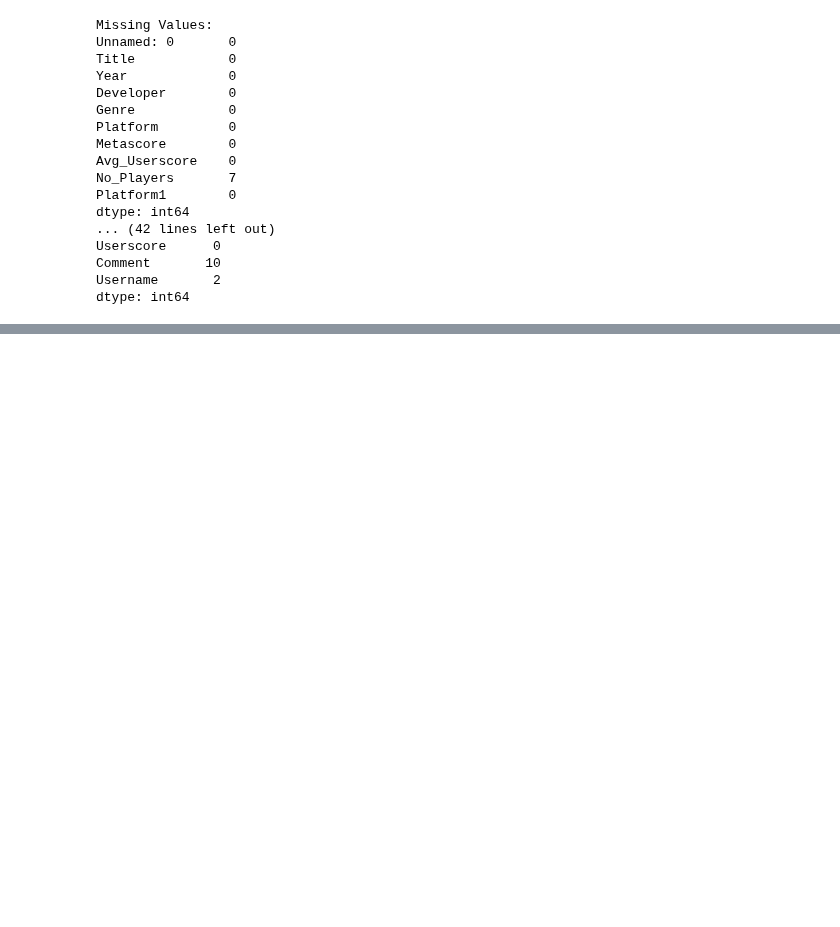
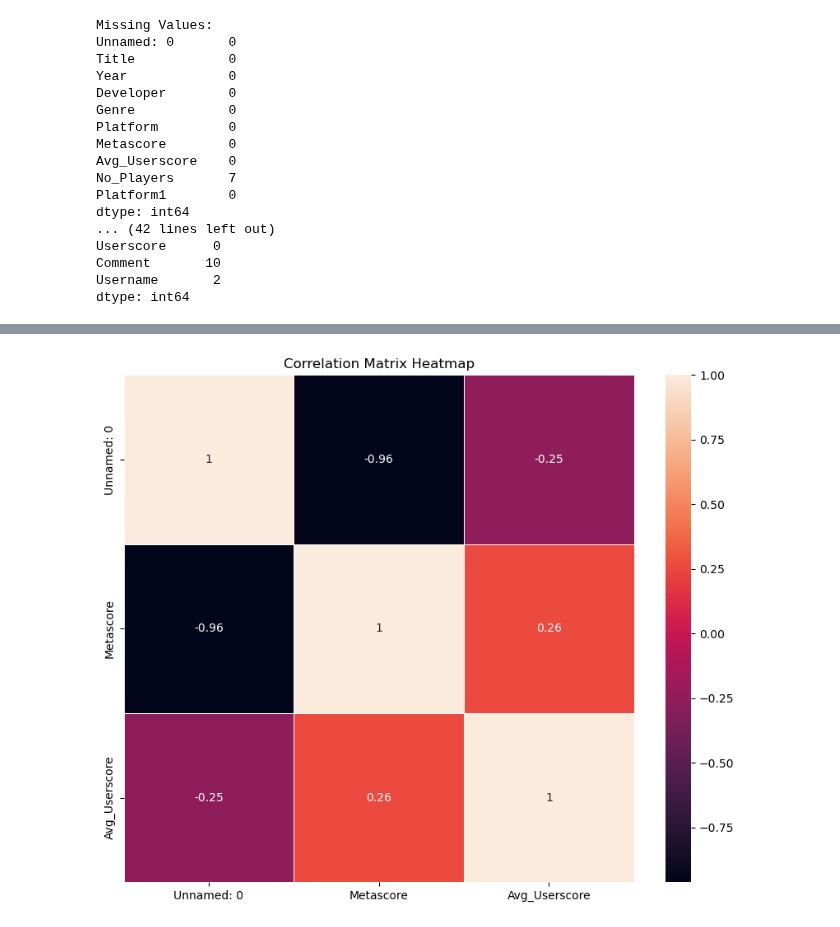
Before and after one commit to wd686/EBAC, a Jupyter notebook: dataProcessing/dataProcessing-wd.ipynb, the cells around one changed output, grey strips where cells are left out. Saved outputs shown, nothing was run; the diff lists cells and outputs as text; code cells hidden in the pictures; blank space fills up the shorter version.

```diff
--- a/dataProcessing/dataProcessing-wd.ipynb
+++ b/dataProcessing/dataProcessing-wd.ipynb
@@ -141,3 +148,11 @@ min        77.000000
 75%        86.000000
 max        99.000000
 Name: Metascore, dtype: float64
+# %%
+correlation_matrix = game_info_df.corr()
+plt.figure(figsize=(10, 8))
+sns.heatmap(correlation_matrix, annot=True, linewidths=0.5)
+plt.title('Correlation Matrix Heatmap')
+plt.show()
+# %% [output]
+[figure, added]
```
Also changed, not shown: parts of 6 cells of this notebook.
